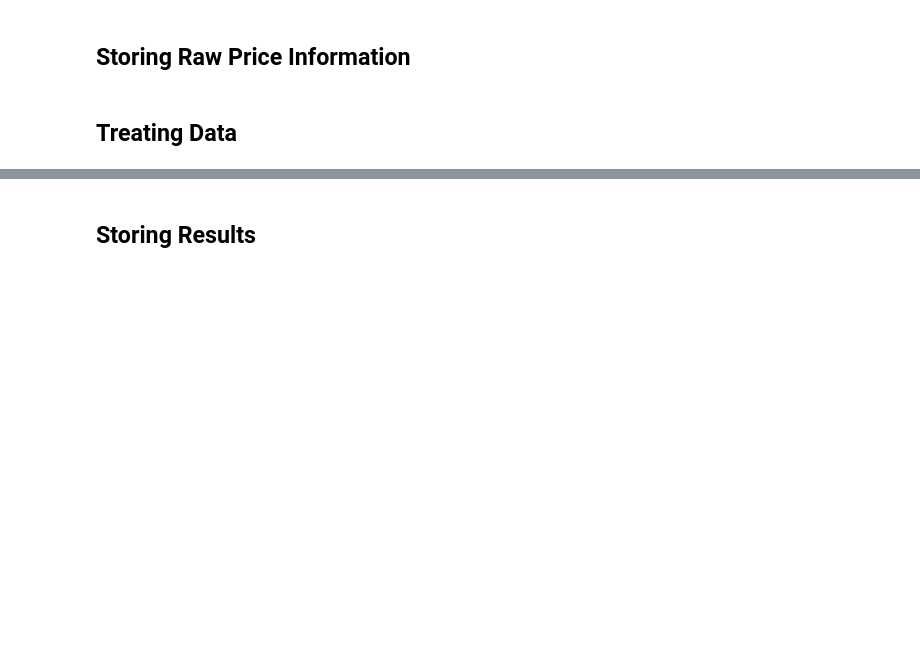
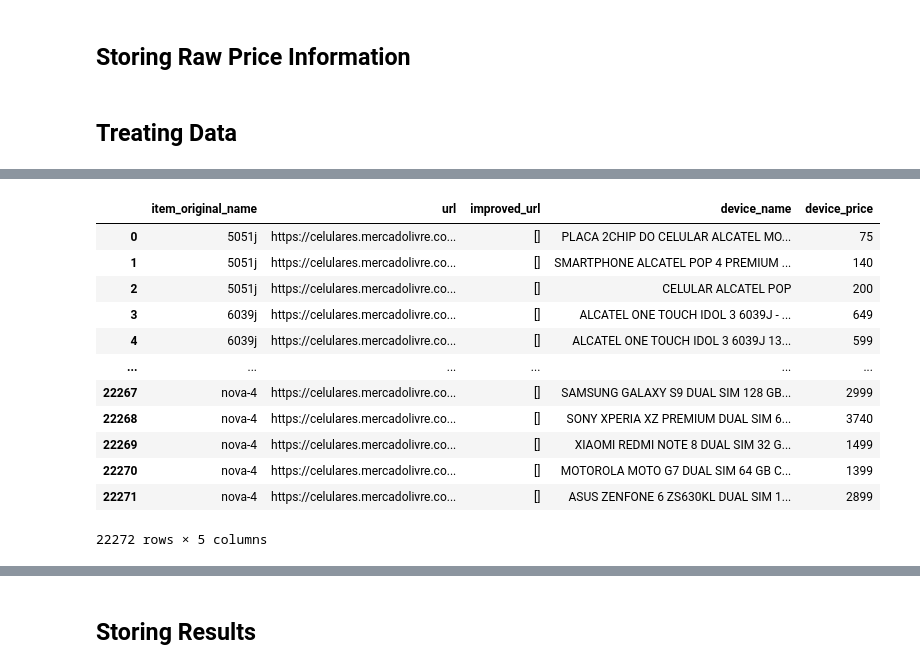
Before and after one commit to thiagolrpinho/phone_prices_crawler, a Jupyter notebook: main.ipynb, the cells around one changed output, grey strips where cells are left out. Drawn from its saved outputs; the diff is of its cells as text; code cells hidden in the pictures; blank space fills up the shorter version.

Commit message:
:sparkles: refactor: adapted old pipeline to scrapy format

```diff
--- a/main.ipynb
+++ b/main.ipynb
@@ -200,7 +171,7 @@ extracted_data_df
 # %% [markdown]
 ## Storing Raw Price Information
 # %%
-extracted_filename = 'device_search_results'
+extracted_filename = 'scrapy_found_devices'
 extracted_filename_with_path = RELATIVE_PATH_TO_DATA_FOLDER + extracted_filename + '.csv'
 # %%
 extracted_data_df.to_csv(extracted_filename_with_path, index=False)
@@ -212,4 +196,6 @@ device_raw_extracted_data_df.info()
 # %%
 %time
 device_raw_extracted_data_df.dropna(axis=0, inplace=True)
+device_raw_extracted_data_df['device_price'] = pd.to_numeric(device_raw_extracted_data_df['device_price'], errors='coerce').fillna(0).astype(np.int64)
 device_raw_extracted_data_df
+# %% [output]
@@ -215,0 +204,13 @@ device_raw_extracted_data_df
+|  | item_original_name | url | improved_url | device_name | device_price |
+| 0 | 5051j | https://celulares.mercadolivre.co... | [] | PLACA 2CHIP DO CELULAR ALCATEL MO... | 75 |
+| 1 | 5051j | https://celulares.mercadolivre.co... | [] | SMARTPHONE ALCATEL POP 4 PREMIUM ... | 140 |
+| 2 | 5051j | https://celulares.mercadolivre.co... | [] | CELULAR ALCATEL POP | 200 |
+| 3 | 6039j | https://celulares.mercadolivre.co... | [] | ALCATEL ONE TOUCH IDOL 3 6039J - ... | 649 |
+| 4 | 6039j | https://celulares.mercadolivre.co... | [] | ALCATEL ONE TOUCH IDOL 3 6039J 13... | 599 |
+| ... | ... | ... | ... | ... | ... |
+| 22267 | nova-4 | https://celulares.mercadolivre.co... | [] | SAMSUNG GALAXY S9 DUAL SIM 128 GB... | 2999 |
+| 22268 | nova-4 | https://celulares.mercadolivre.co... | [] | SONY XPERIA XZ PREMIUM DUAL SIM 6... | 3740 |
+| 22269 | nova-4 | https://celulares.mercadolivre.co... | [] | XIAOMI REDMI NOTE 8 DUAL SIM 32 G... | 1499 |
+| 22270 | nova-4 | https://celulares.mercadolivre.co... | [] | MOTOROLA MOTO G7 DUAL SIM 64 GB C... | 1399 |
+| 22271 | nova-4 | https://celulares.mercadolivre.co... | [] | ASUS ZENFONE 6 ZS630KL DUAL SIM 1... | 2899 |
+22272 rows × 5 columns
```
Also changed, not shown: parts of 10 cells of this notebook, 1 other file.
